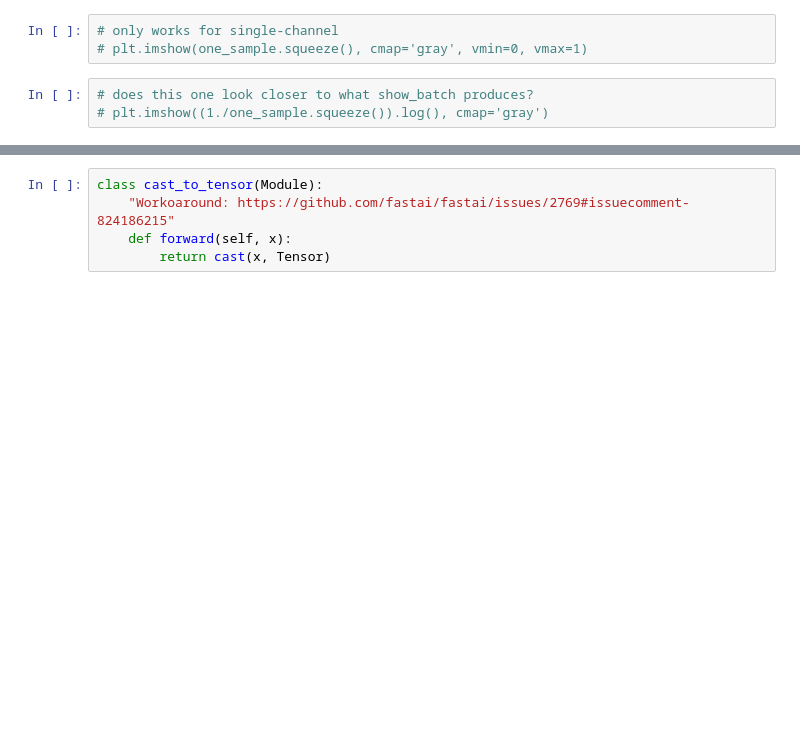
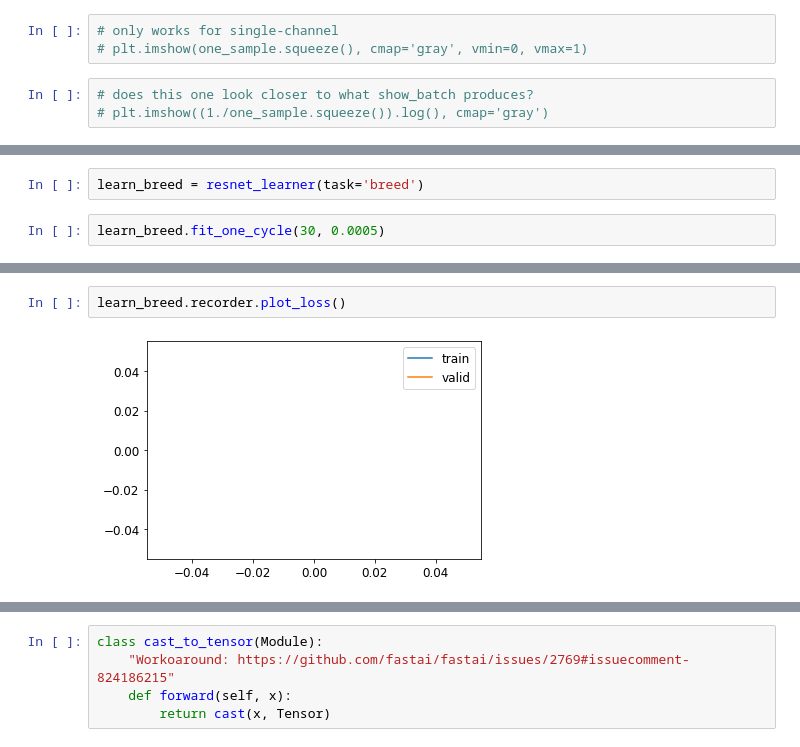
Before and after one commit to floriandotpy/data-playground, a Jupyter notebook: fastai/catmeows.ipynb, the cells around one changed output, grey strips where cells are left out. Saved outputs shown, nothing was run; the diff lists cells and outputs as text; blank space fills up the shorter version.

```diff
--- a/fastai/catmeows.ipynb
+++ b/fastai/catmeows.ipynb
@@ -192,0 +291,4 @@ dls.show_batch()
+# %%
+learn_breed = resnet_learner(task='breed')
+# %%
+learn_breed.fit_one_cycle(30, 0.0005)
@@ -192,0 +313,4 @@ dls.show_batch()
+# %%
+learn_breed.recorder.plot_loss()
+# %% [output]
+[figure, added]
```
Also changed, not shown: parts of 39 cells of this notebook.
